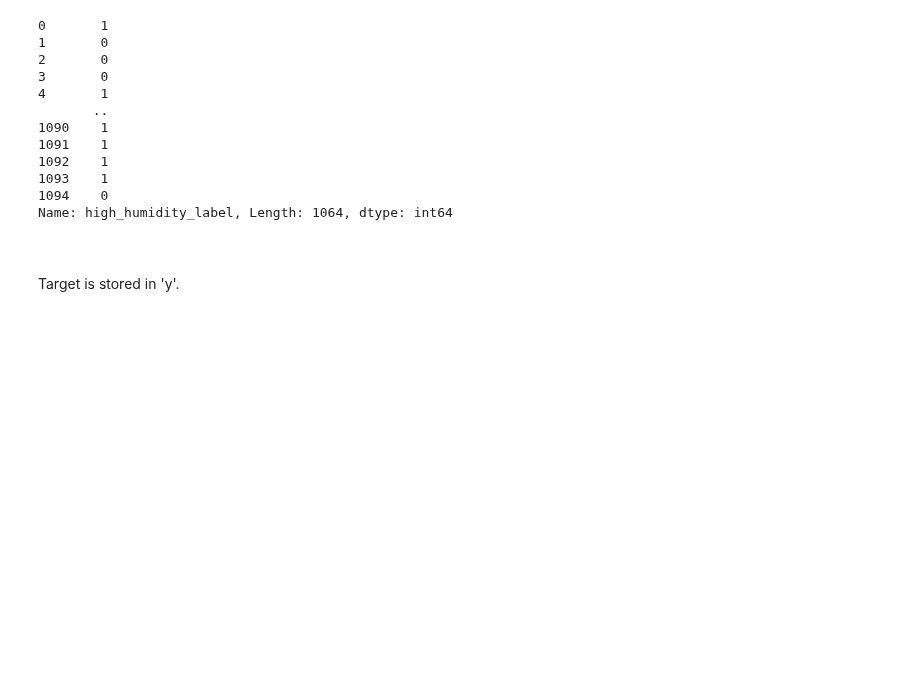
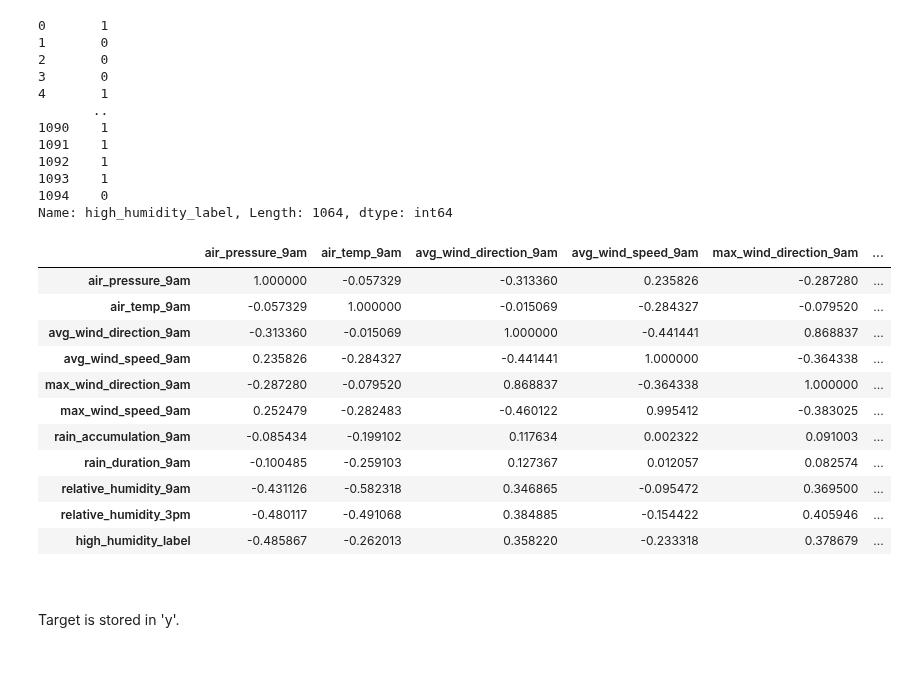
Before and after one commit to AkanchhaChoudhary/UCSanDiegoX-s-Data-Science-MicroMasters, a Jupyter notebook: Python_for_Data_Science/week-7/Weather Data Classification using Decision Trees.ipynb, the cells around one changed output. Cells and saved outputs as stored; diff of their text form; code cells hidden in the pictures; blank space fills up the shorter version.

```diff
--- a/Python_for_Data_Science/week-7/Weather Data Classification using Decision Trees.ipynb
+++ b/Python_for_Data_Science/week-7/Weather Data Classification using Decision Trees.ipynb
@@ -36,7 +36,7 @@ from sklearn.tree import DecisionTreeClassifier
 
 Creating a Pandas DataFrame from a CSV file<br></p>
 # %%
-data = pd.read_csv('./daily_weather.csv')
+data = pd.read_csv('./weather/daily_weather.csv')
 # %% [markdown]
 <p style="font-family: Arial; font-size:1.75em;color:purple; font-style:bold">Daily Weather Data Description</p>
 <br>
@@ -169,6 +169,21 @@ print(clean_data['high_humidity_label'])
 1093    1
 1094    0
 Name: high_humidity_label, Length: 1064, dtype: int64
+# %%
+clean_data.corr()
+# %% [output]
+|  | air_pressure_9am | air_temp_9am | avg_wind_direction_9am | avg_wind_speed_9am | max_wind_direction_9am | ... |
+| air_pressure_9am | 1.000000 | -0.057329 | -0.313360 | 0.235826 | -0.287280 | ... |
+| air_temp_9am | -0.057329 | 1.000000 | -0.015069 | -0.284327 | -0.079520 | ... |
+| avg_wind_direction_9am | -0.313360 | -0.015069 | 1.000000 | -0.441441 | 0.868837 | ... |
+| avg_wind_speed_9am | 0.235826 | -0.284327 | -0.441441 | 1.000000 | -0.364338 | ... |
+| max_wind_direction_9am | -0.287280 | -0.079520 | 0.868837 | -0.364338 | 1.000000 | ... |
+| max_wind_speed_9am | 0.252479 | -0.282483 | -0.460122 | 0.995412 | -0.383025 | ... |
+| rain_accumulation_9am | -0.085434 | -0.199102 | 0.117634 | 0.002322 | 0.091003 | ... |
+| rain_duration_9am | -0.100485 | -0.259103 | 0.127367 | 0.012057 | 0.082574 | ... |
+| relative_humidity_9am | -0.431126 | -0.582318 | 0.346865 | -0.095472 | 0.369500 | ... |
+| relative_humidity_3pm | -0.480117 | -0.491068 | 0.384885 | -0.154422 | 0.405946 | ... |
+| high_humidity_label | -0.485867 | -0.262013 | 0.358220 | -0.233318 | 0.378679 | ... |
 # %% [markdown]
 <p style="font-family: Arial; font-size:1.75em;color:purple; font-style:bold"><br>
 
```
Also changed, not shown: 8 other files.
